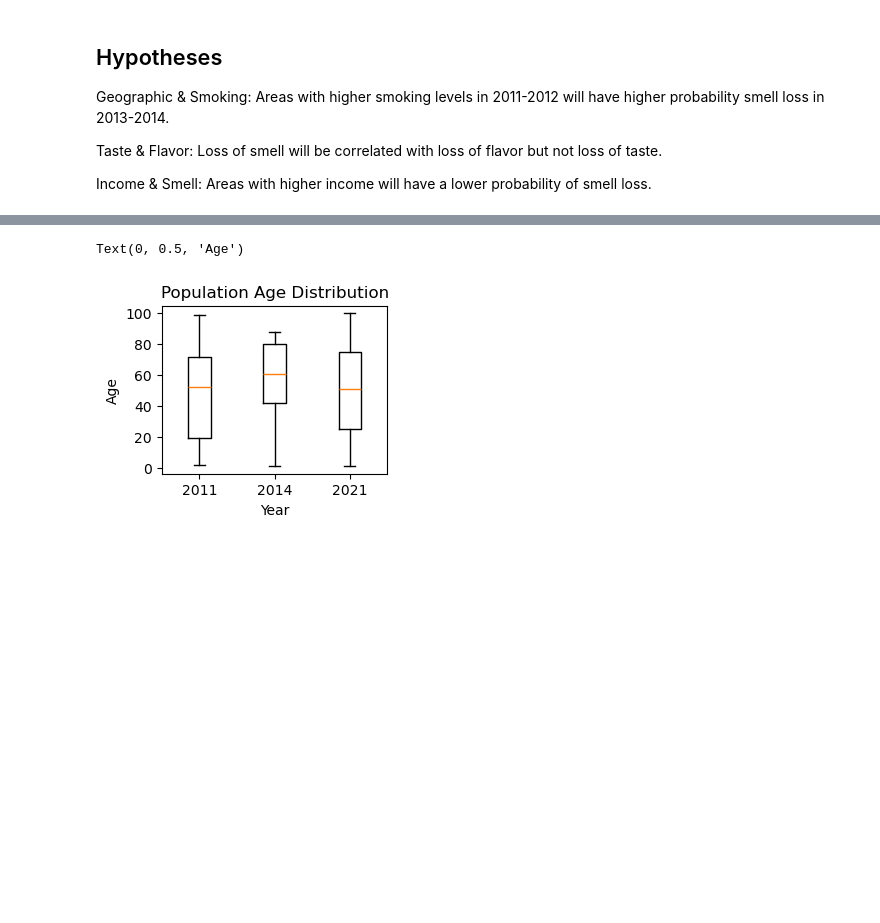
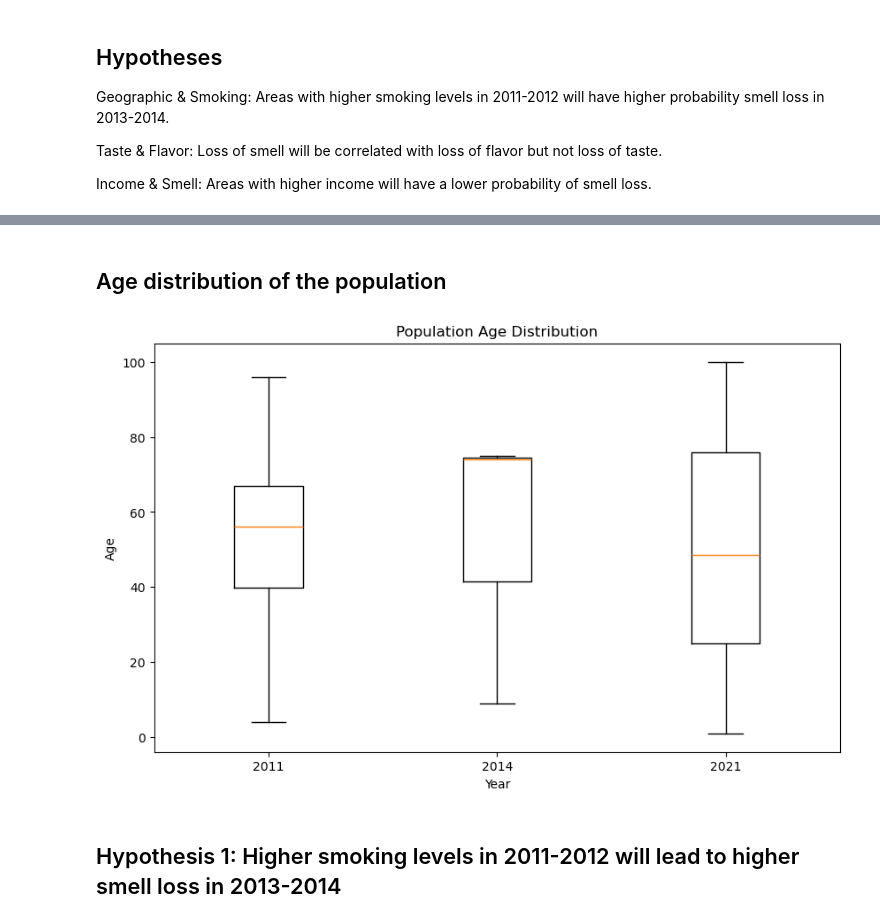
Before and after one commit to evanguerra/2024Spr_projects_guerra, a Jupyter notebook: smell_loss_simulation_visualization.ipynb, the cells around one changed output, grey strips where cells are left out. Drawn from its saved outputs; the diff is of its cells as text; code cells hidden in the pictures; blank space fills up the shorter version.

```diff
--- a/smell_loss_simulation_visualization.ipynb
+++ b/smell_loss_simulation_visualization.ipynb
@@ -18,0 +30,5 @@ Income & Smell: Areas with higher income will have a lower probability of smell
+# %%
+simulations = {}
+for year in [2011, 2014, 2021]:
+    smell_loss, population = run_simulation(pop_size, iterations, infection_distance, year)
+    simulations[year] = {'smell_loss': smell_loss, 'population': population}
@@ -67,15 +66,16 @@ plt.show()
+# %% [markdown]
+## Age distribution of the population
 # %%
-# Box plot for population ages
-ages_2011 = [person.age for person in population_2011]
-ages_2014 = [person.age for person in population_2014]
-ages_2021 = [person.age for person in population_2021]
-
-plt.subplot(2, 2, 2)
-plt.boxplot([ages_2011, ages_2014, ages_2021], labels=['2011', '2014', '2021'])
+# Plot population ages
+plt.figure(figsize=(10, 6))
+population_ages = [[person.age for person in simulations[year]['population']] for year in simulations]
+plt.boxplot(population_ages, labels=['2011', '2014', '2021'])
 plt.title('Population Age Distribution')
 plt.xlabel('Year')
 plt.ylabel('Age')
+plt.show()
 # %% [output]
-Text(0, 0.5, 'Age')
-[figure, old version]
+[figure, new version]
+# %% [markdown]
+## Hypothesis 1: Higher smoking levels in 2011-2012 will lead to higher smell loss in 2013-2014
 # %%
```
Also changed, not shown: parts of 14 cells of this notebook, 1 other file.
